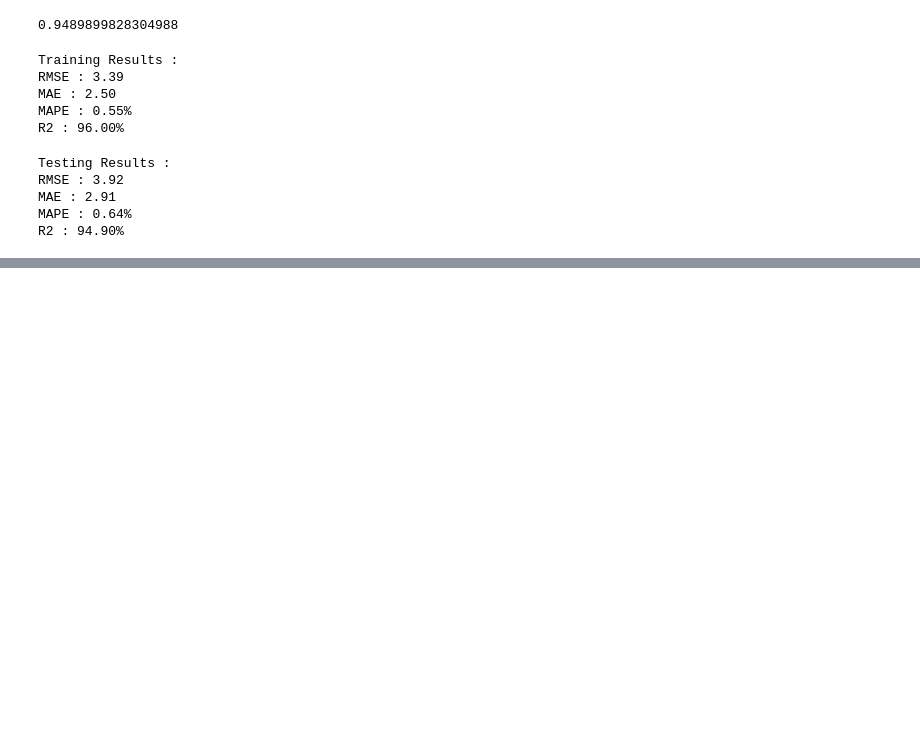
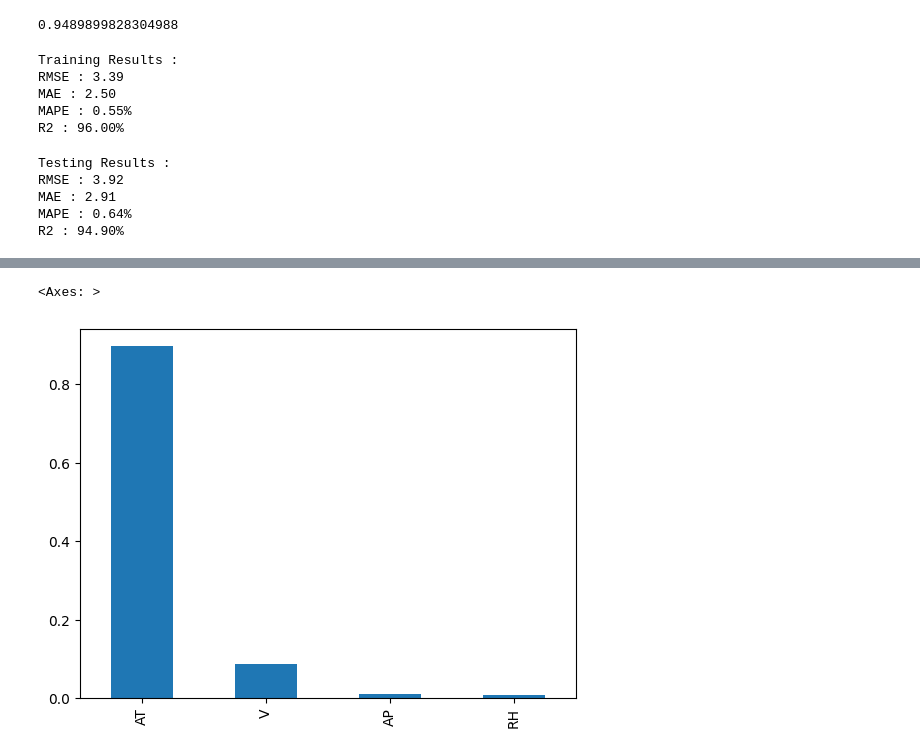
Before and after one commit to DhanashreeAmbekar/Machine-Learning, a Jupyter notebook: Decision Tree Regression/DTR.ipynb, the cells around one changed output, grey strips where cells are left out. Cells and saved outputs as stored; diff of their text form; code cells hidden in the pictures; blank space fills up the shorter version.

```diff
--- a/Decision Tree Regression/DTR.ipynb
+++ b/Decision Tree Regression/DTR.ipynb
@@ -285,0 +330,5 @@ R2 : 94.90%
+# %%
+imp.plot(kind='bar')
+# %% [output]
+<Axes: >
+[figure, added]
```
Also changed, not shown: parts of 24 cells of this notebook, 3 other files.
